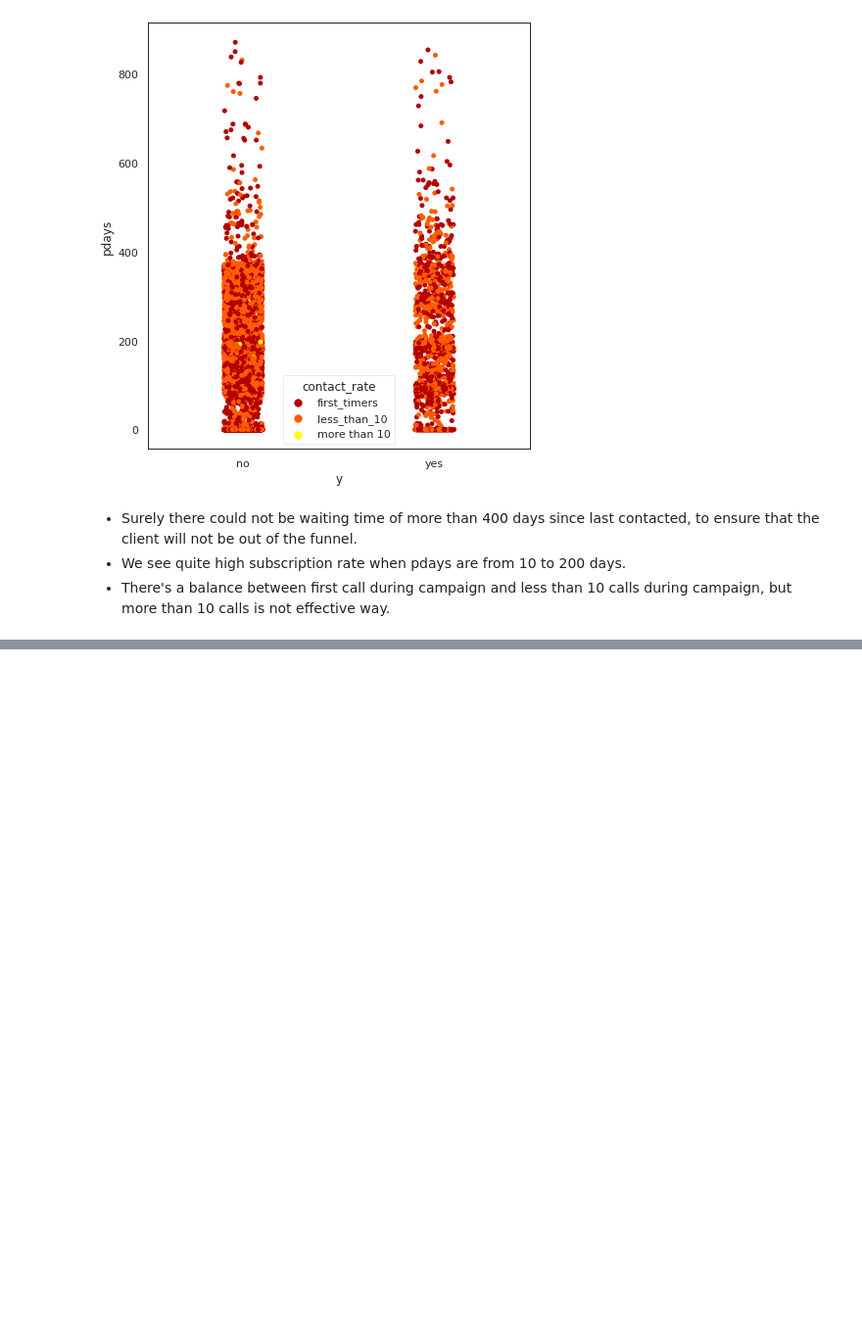
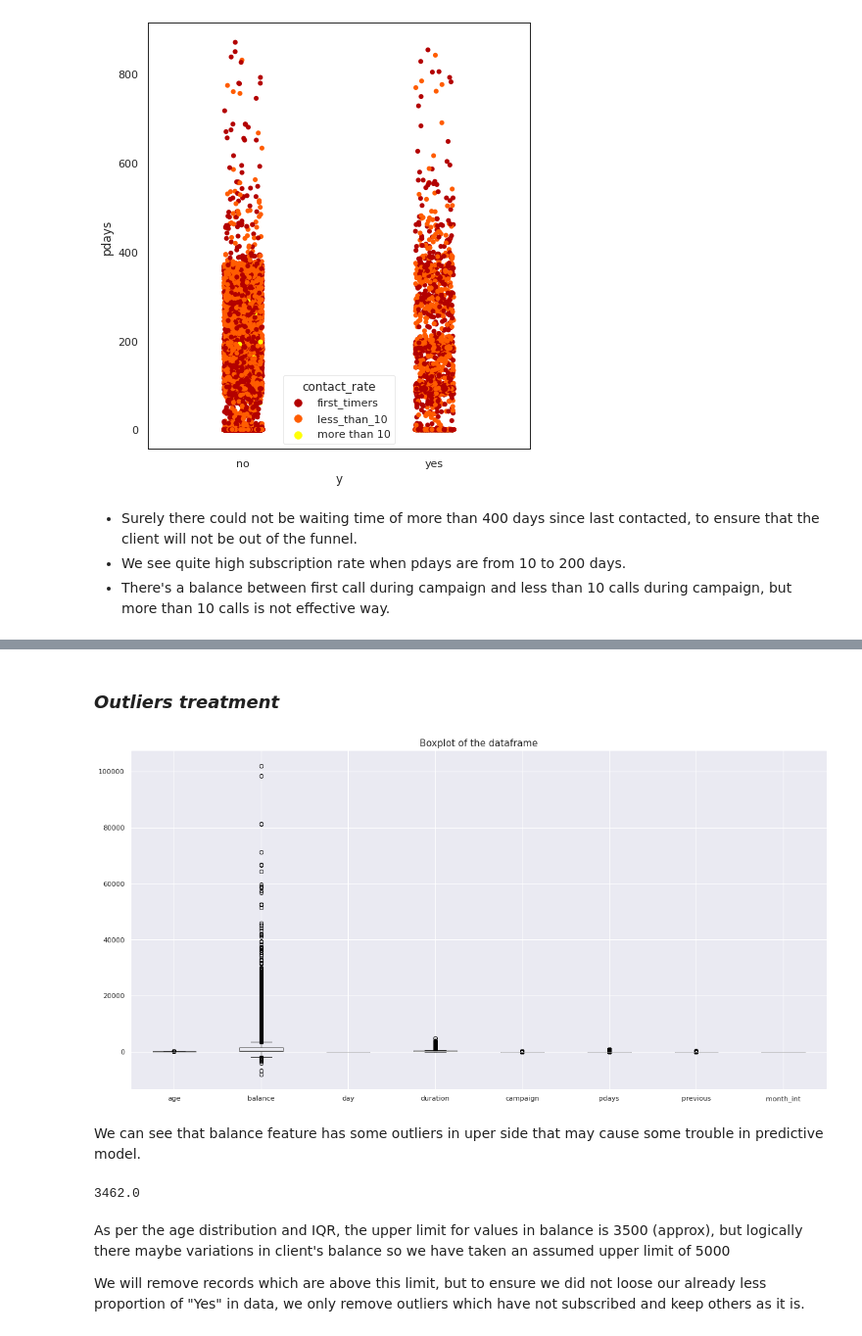
Before and after one commit to GuptaRitik/Marketing-Effectiveness-Prediction, a Jupyter notebook: Bank_Marketing_Effectiveness_Prediction_Capstone_Project.ipynb, the cells around one changed output, grey strips where cells are left out. Shown at 98% size. Cells and saved outputs as stored; diff of their text form; code cells hidden in the pictures; blank space fills up the shorter version.

```diff
--- a/Bank_Marketing_Effectiveness_Prediction_Capstone_Project.ipynb
+++ b/Bank_Marketing_Effectiveness_Prediction_Capstone_Project.ipynb
@@ -445,0 +498,35 @@ sns.stripplot(data=df_n, x='y', y='pdays', hue='contact_rate', palette='hot')
+# %%
+# replacing "unknown" with "other"
+df['job'].replace('unknown', 'other', inplace=True)
+df['education'].replace('unknown', 'other', inplace=True)
+df['contact'].replace('unknown', 'other', inplace=True)
+# replacing 'unknown' with 'nonexistant' for poutcome
+df['poutcome'].replace("unknown", "nonexistant", inplace=True)
+# %% [markdown]
+### *Outliers treatment*
+# %%
+plt.figure(figsize=(20,10))
+df.boxplot()
+plt.title("Boxplot of the dataframe", fontsize = 15)
+print()
+# %% [output]
+[figure, added]
+# %% [markdown]
+We can see that balance feature has some outliers in uper side that may cause some trouble in predictive model.
+# %%
+# getting the Q! and Q3 quantiles
+Q1 = np.percentile(df['balance'], 25, interpolation = 'midpoint')
+Q3 = np.percentile(df['balance'], 75, interpolation = 'midpoint')
+
+# calculating interquartile range
+IQR = Q3-Q1
+
+# finding the upper limit
+upper_lim = Q3+ (1.5*IQR)
+upper_lim
+# %% [output]
+3462.0
+# %% [markdown]
+As per the age distribution and IQR, the upper limit for values in balance is 3500 (approx), but logically there maybe variations in client's balance so we have taken an assumed upper limit of 5000
+
+We will remove records which are above this limit, but to ensure we did not loose our already less proportion of "Yes" in data, we only remove outliers which have not subscribed and keep others as it is.
```
Also changed, not shown: parts of 9 cells of this notebook.
